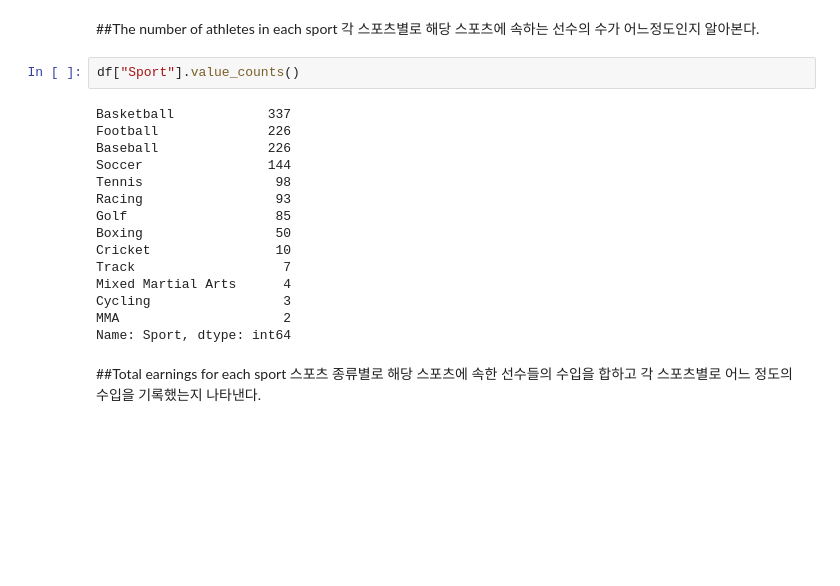
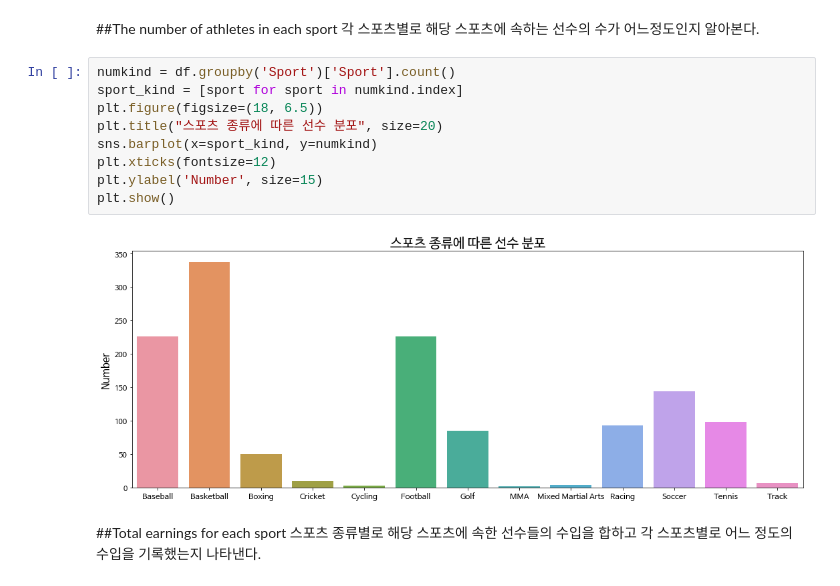
Before and after one commit to gjsin1105/DAP__, a Jupyter notebook: FinalProject.ipynb, the cells around one changed output. Drawn from its saved outputs; the diff is of its cells as text; blank space fills up the shorter version.

```diff
--- a/FinalProject.ipynb
+++ b/FinalProject.ipynb
@@ -57,23 +59,17 @@ df
 # %% [markdown]
 ##The number of athletes in each sport
 각 스포츠별로 해당 스포츠에 속하는 선수의 수가 어느정도인지 알아본다.
-# %%
-df["Sport"].value_counts()
-# %% [output]
-Basketball            337
-Football              226
-Baseball              226
-Soccer                144
-Tennis                 98
-Racing                 93
-Golf                   85
-Boxing                 50
-Cricket                10
-Track                   7
-Mixed Martial Arts      4
-Cycling                 3
-MMA                     2
-Name: Sport, dtype: int64
+# %%
+numkind = df.groupby('Sport')['Sport'].count()
+sport_kind = [sport for sport in numkind.index]
+plt.figure(figsize=(18, 6.5))
+plt.title("스포츠 종류에 따른 선수 분포", size=20)
+sns.barplot(x=sport_kind, y=numkind)
+plt.xticks(fontsize=12)
+plt.ylabel('Number', size=15)
+plt.show()
+# %% [output]
+[figure, added]
 # %% [markdown]
 ##Total earnings for each sport
 스포츠 종류별로 해당 스포츠에 속한 선수들의 수입을 합하고 각 스포츠별로 어느 정도의 수입을 기록했는지 나타낸다.
```
Also changed, not shown: parts of 7 cells of this notebook.
